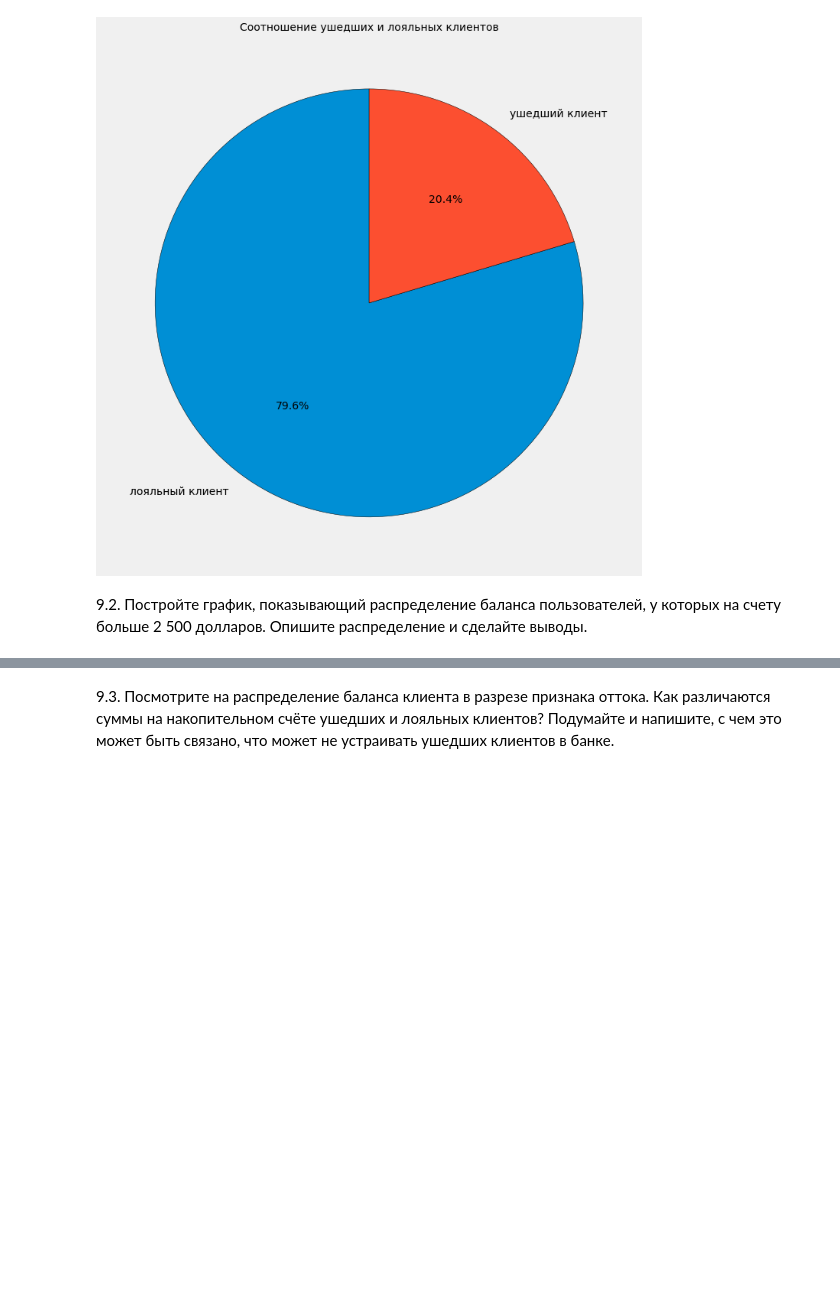
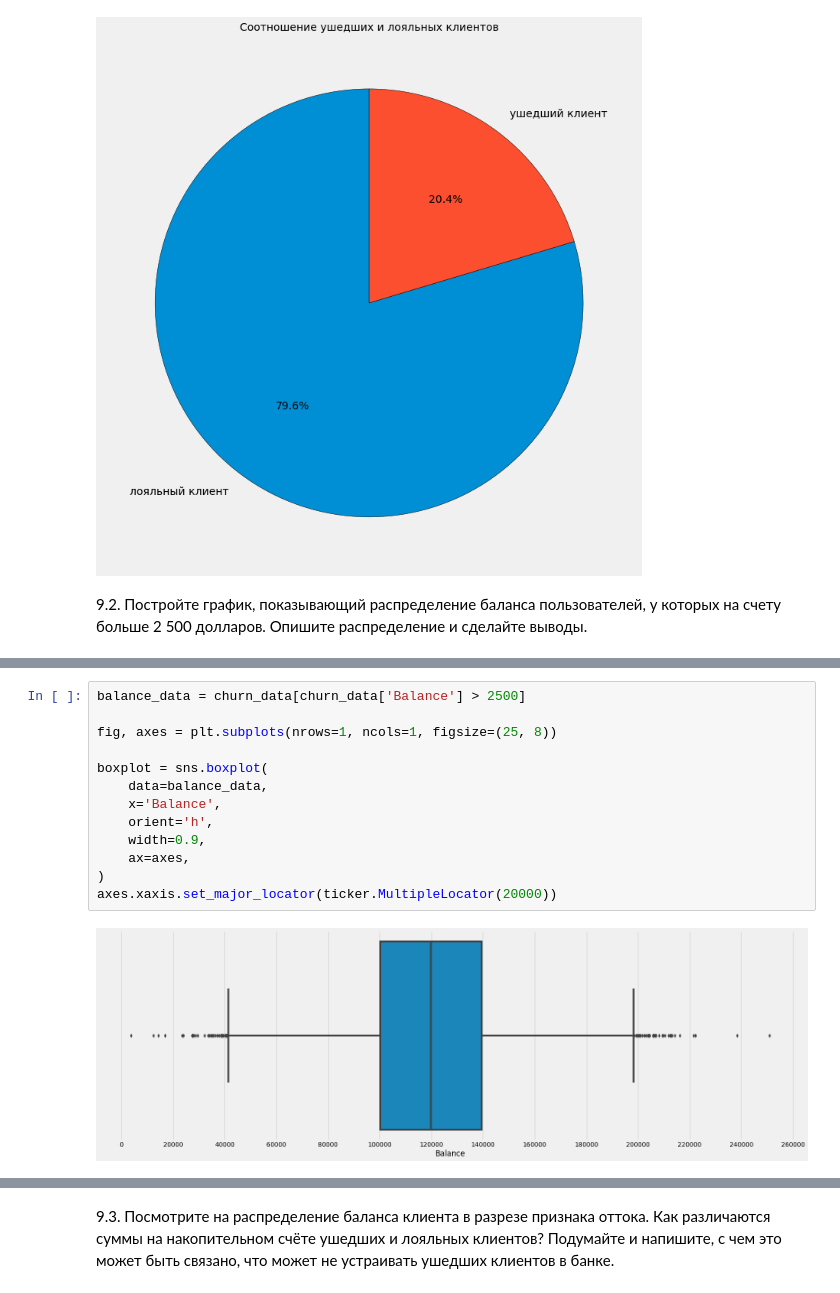
Before and after one commit to malinamedusa/sandbox__sf, a Jupyter notebook: py13/HomeWork.ipynb, the cells around one changed output, grey strips where cells are left out. Drawn from its saved outputs; the diff is of its cells as text; blank space fills up the shorter version.

```diff
--- a/py13/HomeWork.ipynb
+++ b/py13/HomeWork.ipynb
@@ -82,0 +46,15 @@ Locator attempting to generate 13594 ticks ([-8600.0, ..., 263260.0]), which exc
+# %%
+balance_data = churn_data[churn_data['Balance'] > 2500]
+
+fig, axes = plt.subplots(nrows=1, ncols=1, figsize=(25, 8))
+
+boxplot = sns.boxplot(
+    data=balance_data,
+    x='Balance',
+    orient='h',
+    width=0.9,
+    ax=axes,
+)
+axes.xaxis.set_major_locator(ticker.MultipleLocator(20000))
+# %% [output]
+[figure, added]
```
Also changed, not shown: parts of 7 cells of this notebook.
